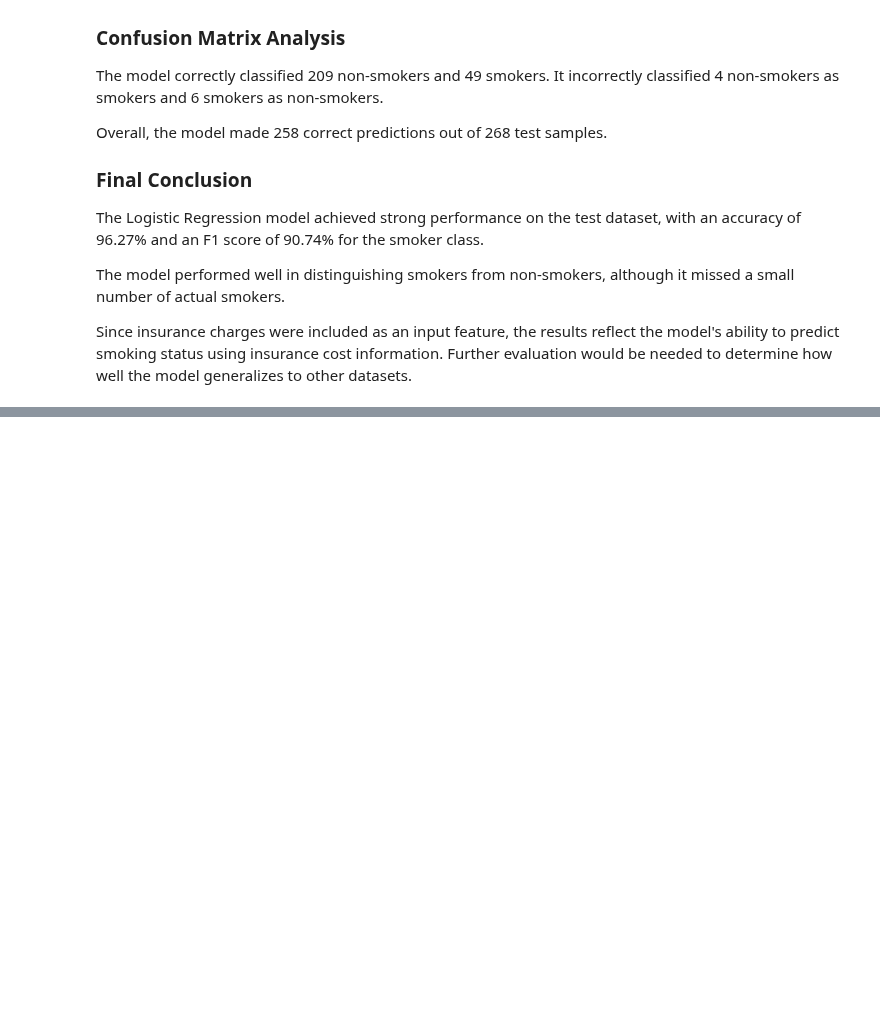
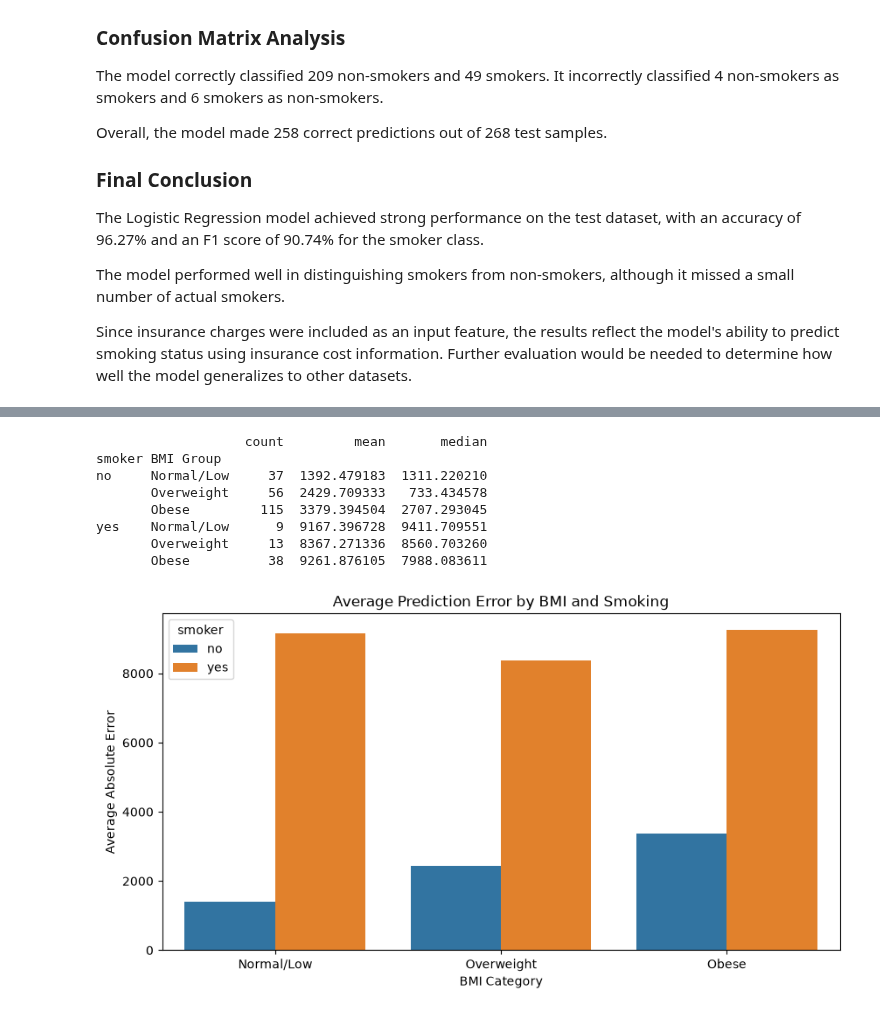
Before and after one commit to k1222004kumar-create/insurance-ml-project, a Jupyter notebook: Notebook/insurance_analysis.ipynb, the cells around one changed output, grey strips where cells are left out. Saved outputs shown, nothing was run; the diff lists cells and outputs as text; code cells hidden in the pictures; blank space fills up the shorter version.

```diff
--- a/Notebook/insurance_analysis.ipynb
+++ b/Notebook/insurance_analysis.ipynb
@@ -1014,0 +1085,41 @@ Since insurance charges were included as an input feature, the results reflect t
+# %%
+
+# Task 2 - BMI and Smoking Error Analysis
+
+error_analysis["BMI Group"] = pd.cut(
+    error_analysis["bmi"],
+    bins=[0, 25, 30, 100],
+    labels=["Normal/Low", "Overweight", "Obese"]
+)
+
+summary = error_analysis.groupby(
+    ["smoker", "BMI Group"],
+    observed=True
+)["Absolute Error"].agg(["count", "mean", "median"])
+
+print(summary)
+
+plt.figure(figsize=(10, 5))
+
+sns.barplot(
+    data=error_analysis,
+    x="BMI Group",
+    y="Absolute Error",
+    hue="smoker",
+    errorbar=None
+)
+
+plt.title("Average Prediction Error by BMI and Smoking")
+plt.xlabel("BMI Category")
+plt.ylabel("Average Absolute Error")
+plt.show()
+# %% [output]
+                   count         mean       median
+smoker BMI Group
+no     Normal/Low     37  1392.479183  1311.220210
+       Overweight     56  2429.709333   733.434578
+       Obese         115  3379.394504  2707.293045
+yes    Normal/Low      9  9167.396728  9411.709551
+       Overweight     13  8367.271336  8560.703260
+       Obese          38  9261.876105  7988.083611
+[figure, added]
```
Also changed, not shown: parts of 22 cells of this notebook.
